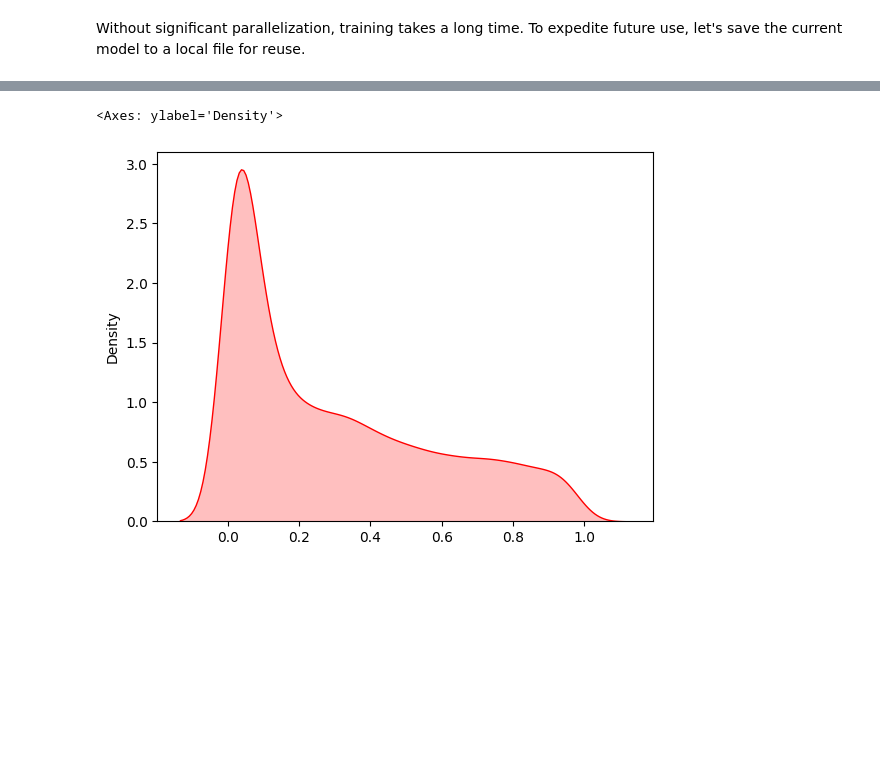
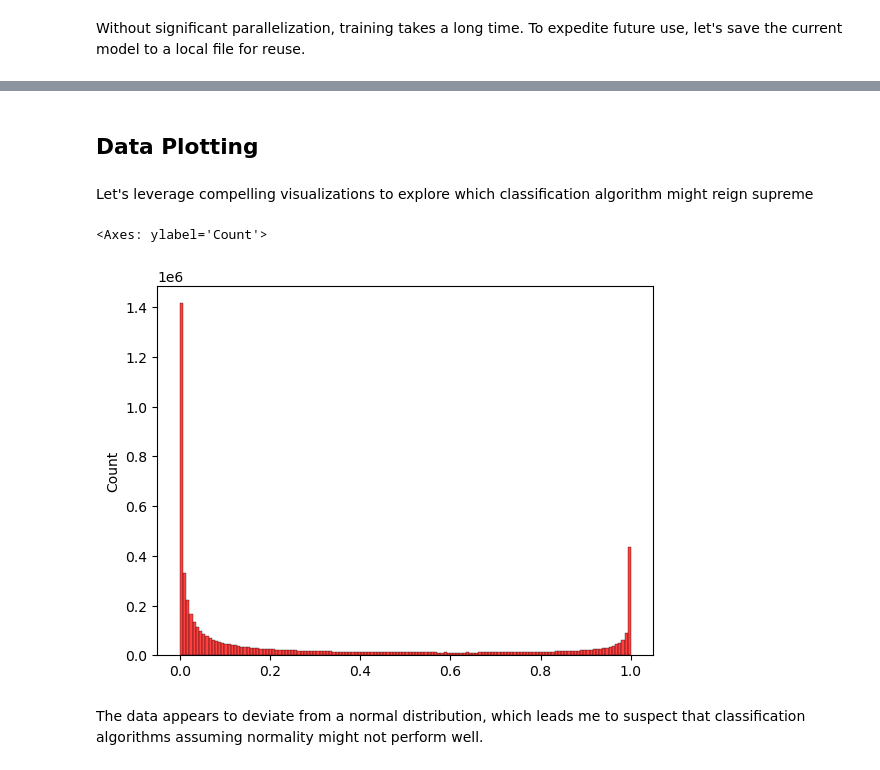
Before and after one commit to lesi-nedo/ISPR_assignments, a Jupyter notebook: assignment_2_3.ipynb, the cells around one changed output, grey strips where cells are left out. Drawn from its saved outputs; the diff is of its cells as text; code cells hidden in the pictures; blank space fills up the shorter version.

```diff
--- a/assignment_2_3.ipynb
+++ b/assignment_2_3.ipynb
@@ -102,7 +116,7 @@ bias_visible = getVbias(data)
 class Trainable():
 
     def __init__(self, num_row, num_column) -> None:
-        self.weights = np.random.normal(loc=0.0, scale=0.01, size=(num_row, num_column))
+        self.weights = numpy_rng.normal(loc=0.0, scale=0.01, size=(num_row, num_column))
         self.prev_gw = np.zeros(self.weights.shape)
         self.prev_gbv = np.zeros(num_row)
         self.prev_gbh = np.zeros(num_column)
@@ -136,7 +156,7 @@ def sigmoid(x):
 
 
 def bernoulli(p):
-    return (np.random.binomial(n=1, p=p, size=p.shape))
+    return (numpy_rng.rand(*p.shape) < p).astype(np.float32)
 
 
 
@@ -148,7 +168,7 @@ class RBM(Trainable):
         self.num_visible_units = num_visible_units
 
 
-        self.biasH = np.random.uniform(low=-0.000001, high=0.000001, size=(self.num_hidden_units, 1)).squeeze()
+        self.biasH = np.zeros(self.num_hidden_units) #np.random.uniform(low=-0.00001, high=0.00001, size=(self.num_hidden_units, 1)).squeeze()
         self.biasV = biasV if biasV is not None else np.random.uniform(low=-1, high=1, size=(self.num_visible_units, 1)).squeeze()
         super().__init__(self.num_visible_units, self.num_hidden_units)
 
@@ -205,7 +225,7 @@ class RBM(Trainable):
                 passes = self.gibbs_sampling(d)
                 v0, h0 = next(passes)
                 v1, h1 = next(passes)
-                predictions.update({i: (v1, h1)})
+                predictions.update({i: (v1, h0)})
             return predictions
 
     def train(self, data):
@@ -240,7 +260,7 @@ class RBM(Trainable):
             plt.show()
 
             self.prev_p_h0 /= data.shape[0]
-            prob_img = self.prev_p_h0.reshape(32, 32)
+            prob_img = self.prev_p_h0.reshape(24, 24)
             plt.imshow(prob_img, cmap='gray')
             plt.title("The Average Probability of Hidden Units of the batch")
             plt.show()
@@ -295,7 +315,7 @@ class RBM(Trainable):
 
 
 
-rbm = RBM(len_v_vec, 1024, bias_visible)
+rbm = RBM(len_v_vec, 576, bias_visible)
 # %% [markdown]
 The training process updates the parameters in batches, leveraging momentum, L2 regularization, and a learning rate to optimize the model. For each piece of data, it computes the positive phase (wake) and the negative phase (dream) and accumulates the difference. Same for the visible and hidden biases. This sum is then divided by the batch size to obtain the average gradient. To improve clarity, I've chosen to calculate the update for the weight parameters as follows: $v_i = \operatorname{momentum} \cdot v_{i-1} + (1 - \operatorname{momentum}) \cdot v_i$.
 # %% [markdown]
@@ -305,9 +325,9 @@ Starts with 0.5 momentum, but then increases it after the third (beacuse it is 1
 # %%
 conf = {
     "momentum": 0.5,
-    "weight_cost": 0.000002,
-    "learning_rate": 0.09,
-    "epochs": 10,
+    "weight_cost": 0.00008,
+    "learning_rate": 0.08,
+    "epochs": 20,
     "batch_size": 128,
 }
 
@@ -381,6 +437,11 @@ plt.show()
 test_data[test_data < threshold] = 0.0
 test_data[test_data >= threshold] = 1.0
 
+rand_d = numpy_rng.rand(*test_data.shape)
+
+
+test_data = (rand_d < test_data).astype(np.float32)
+
 image = np.asarray(test_data[0]).squeeze()
 plt.imshow(image)
 plt.show()
@@ -427,5 +515,11 @@ for key, value in pred_test.items():
+# %% [markdown]
+## Data Plotting
+# %% [markdown]
+Let's leverage compelling visualizations to explore which classification algorithm might reign supreme
 # %%
-sns.kdeplot(test_data_h1[:, 0], label="H1", fill=True, color="r")
+sns.histplot(test_data_h1.flatten(), label="All hidden states",  color="r")
 # %% [output]
-<Axes: ylabel='Density'>
+<Axes: ylabel='Count'>
-[figure, old version]
+[figure, new version]
+# %% [markdown]
+The data appears to deviate from a normal distribution, which leads me to suspect that classification algorithms assuming normality might not perform well.
```
Also changed, not shown: parts of 55 cells of this notebook.
